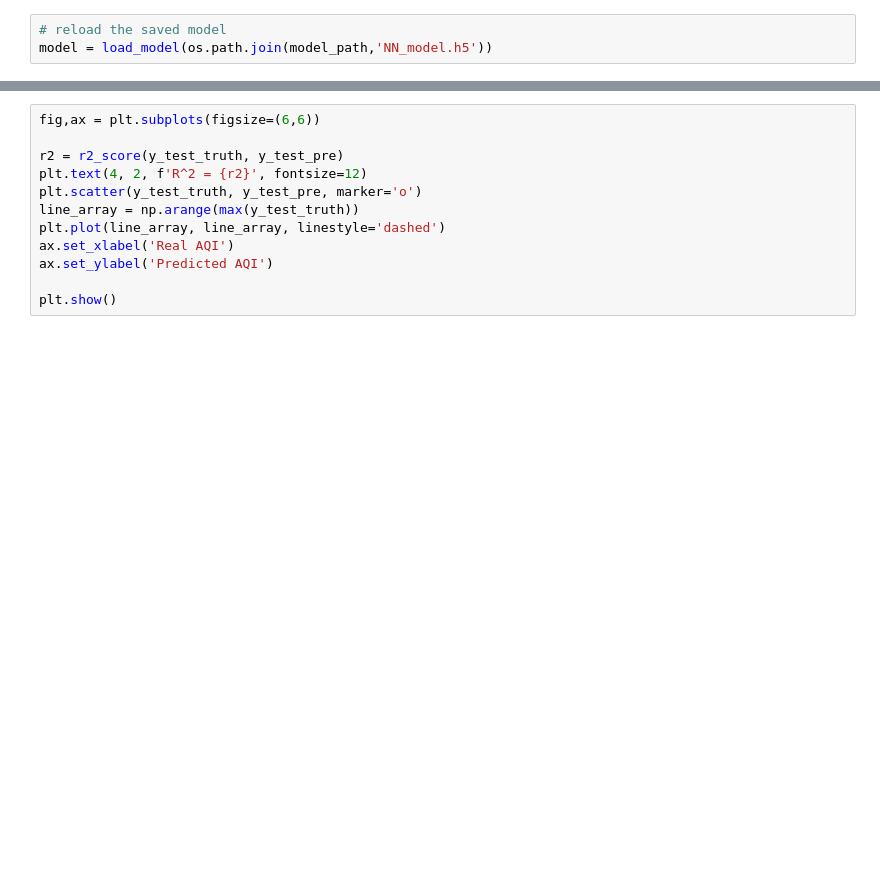
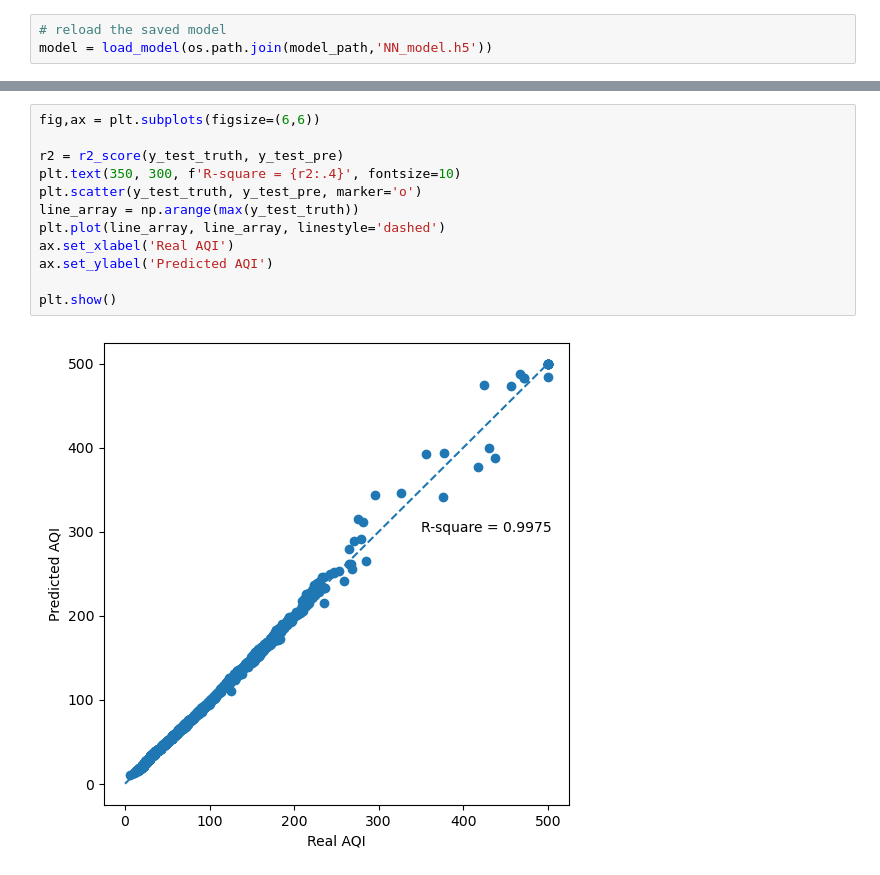
Before and after one commit to xiao-lin-ux/EAEE4000-AQI-Project, a Jupyter notebook: neural_network.ipynb, the cells around one changed output, grey strips where cells are left out. Drawn from its saved outputs; the diff is of its cells as text; blank space fills up the shorter version.

Commit message:
Fixed the graphs in NN notebook

```diff
--- a/neural_network.ipynb
+++ b/neural_network.ipynb
@@ -212,12 +215,14 @@ plt.show()
 # %%
 fig,ax = plt.subplots(figsize=(6,6))
 
 r2 = r2_score(y_test_truth, y_test_pre)
-plt.text(4, 2, f'R^2 = {r2}', fontsize=12)
+plt.text(350, 300, f'R-square = {r2:.4}', fontsize=10)
 plt.scatter(y_test_truth, y_test_pre, marker='o')
 line_array = np.arange(max(y_test_truth))
 plt.plot(line_array, line_array, linestyle='dashed')
 ax.set_xlabel('Real AQI')
 ax.set_ylabel('Predicted AQI')
 
 plt.show()
+# %% [output]
+[figure, added]
```
Also changed, not shown: parts of 3 cells of this notebook, 2 other files.
